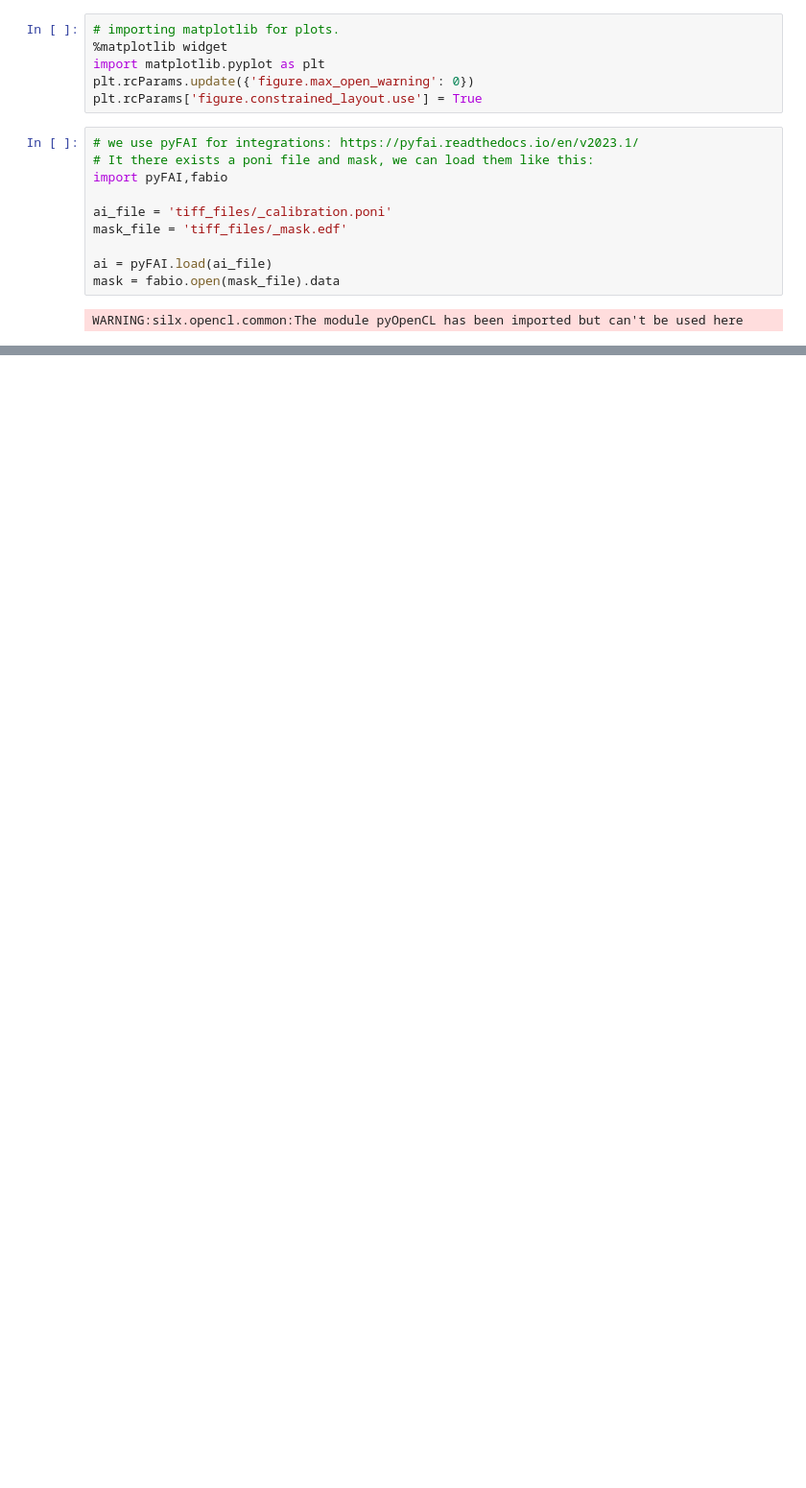
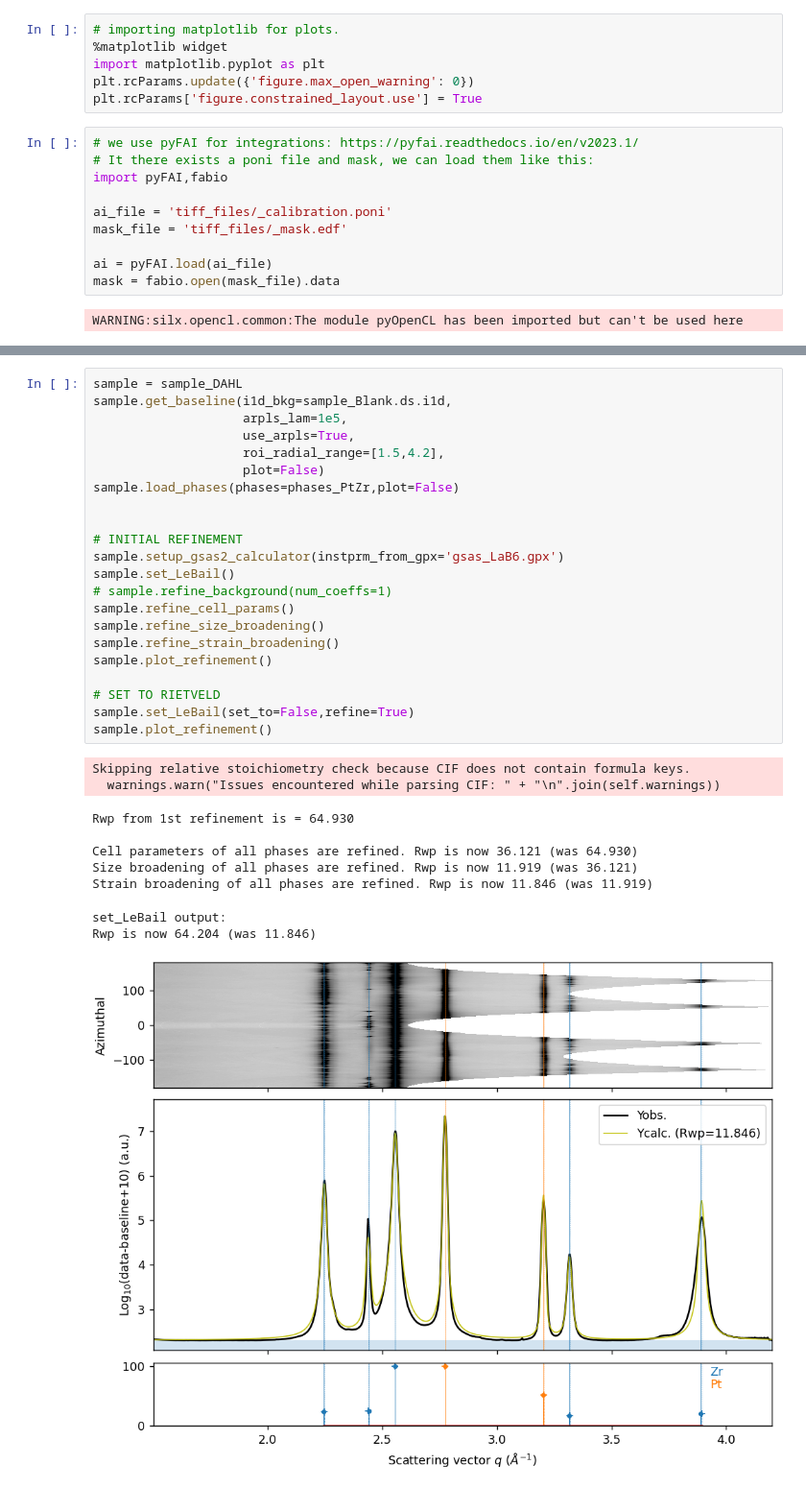
Before and after one commit to MehmetTopsakal/easyXRD, a Jupyter notebook: examples/ZrH-sample/refiner.ipynb, the cells around one changed output, grey strips where cells are left out. Shown at 96% size. Cells and saved outputs as stored; diff of their text form; blank space fills up the shorter version.

```diff
--- a/examples/ZrH-sample/refiner.ipynb
+++ b/examples/ZrH-sample/refiner.ipynb
@@ -387,0 +321,33 @@ Size broadening of all phases are refined. Rwp is now 12.176 (was 12.396)
+# %%
+sample = sample_DAHL
+sample.get_baseline(i1d_bkg=sample_Blank.ds.i1d,
+                    arpls_lam=1e5,
+                    use_arpls=True,
+                    roi_radial_range=[1.5,4.2],
+                    plot=False)
+sample.load_phases(phases=phases_PtZr,plot=False)
+
+
+# INITIAL REFINEMENT
+sample.setup_gsas2_calculator(instprm_from_gpx='gsas_LaB6.gpx')
+sample.set_LeBail()
+# sample.refine_background(num_coeffs=1)
+sample.refine_cell_params()
+sample.refine_size_broadening()
+sample.refine_strain_broadening()
+sample.plot_refinement()
+
+# SET TO RIETVELD
+sample.set_LeBail(set_to=False,refine=True)
+sample.plot_refinement()
+# %% [output]
+Skipping relative stoichiometry check because CIF does not contain formula keys.
+  warnings.warn("Issues encountered while parsing CIF: " + "\n".join(self.warnings))
+Rwp from 1st refinement is = 64.930
+
+Cell parameters of all phases are refined. Rwp is now 36.121 (was 64.930)
+Size broadening of all phases are refined. Rwp is now 11.919 (was 36.121)
+Strain broadening of all phases are refined. Rwp is now 11.846 (was 11.919)
+set_LeBail output:
+Rwp is now 64.204 (was 11.846)
+[figure, added]
```
Also changed, not shown: parts of 16 cells of this notebook, 7 other files.
